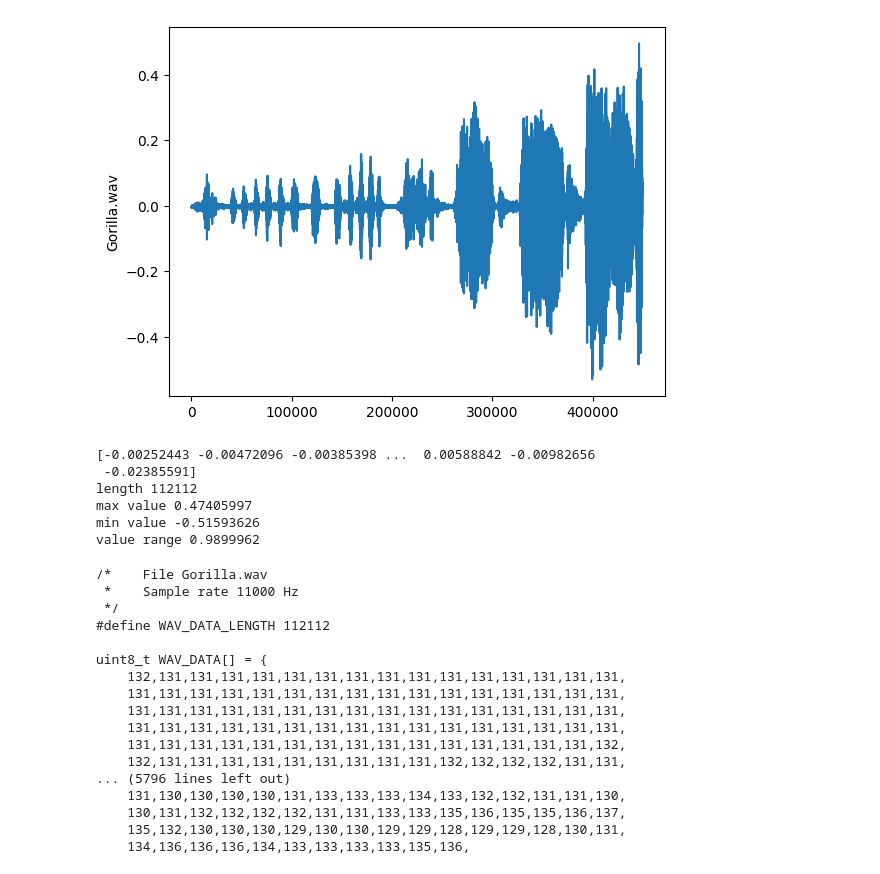
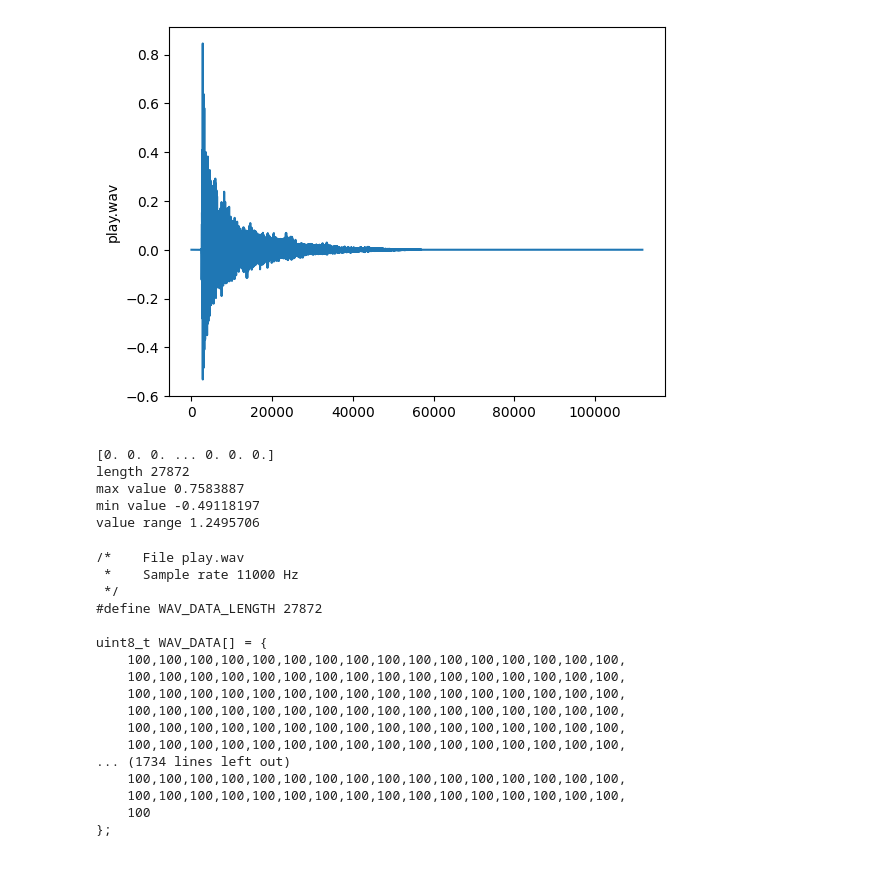
Before and after one commit to insper-classroom/26a-emb-aps-1-fguiro, a Jupyter notebook: Raspberry Pi Pico PWM Wave File Converter.ipynb, the cells around one changed output. Saved outputs shown, nothing was run; the diff lists cells and outputs as text; code cells hidden in the pictures.

```diff
--- a/Raspberry Pi Pico PWM Wave File Converter.ipynb
+++ b/Raspberry Pi Pico PWM Wave File Converter.ipynb
@@ -1,17 +1,17 @@
 # %%
 import soundfile as sf
 import matplotlib.pyplot as plt
 
-soundfile = 'Gorilla.wav'
+soundfile = 'play.wav'
 data_in, datasamplerate = sf.read(soundfile)
 # This means stereo so extract one channel 0
 if len(data_in.shape)>1:
     data_in = data_in[:,0]
 plt.plot(data_in)
 plt.ylabel(soundfile)
 plt.show()
 # %% [output]
-[figure, old version]
+[figure, new version]
 # %%
 import samplerate
 converter = 'sinc_best'  # or 'sinc_fastest', ...
@@ -27,12 +27,11 @@ print("min value", min(data_out))
 vrange = (maxValue - minValue)
 print("value range", vrange)
 # %% [output]
-[-0.00252443 -0.00472096 -0.00385398 ...  0.00588842 -0.00982656
- -0.02385591]
-length 112112
-max value 0.47405997
-min value -0.51593626
-value range 0.9899962
+[0. 0. 0. ... 0. 0. 0.]
+length 27872
+max value 0.7583887
+min value -0.49118197
+value range 1.2495706
 # %%
 m68code = "/*    File "+soundfile+ "\r\n *    Sample rate "+str(int(desired_sample_rate)) +" Hz\r\n */\r\n"
 m68code += "#define WAV_DATA_LENGTH "+str(len(data_out))+" \r\n\r\n"
@@ -64,20 +63,20 @@ end_value = int( (firstvalue + lastvalue) / 2)
 m68code+=str(end_value)+'    \r\n};'
 print(m68code)
 # %% [output]
-/*    File Gorilla.wav
+/*    File play.wav
  *    Sample rate 11000 Hz
  */
-#define WAV_DATA_LENGTH 112112
+#define WAV_DATA_LENGTH 27872
 
 uint8_t WAV_DATA[] = {
-    132,131,131,131,131,131,131,131,131,131,131,131,131,131,131,131,
-    131,131,131,131,131,131,131,131,131,131,131,131,131,131,131,131,
-    131,131,131,131,131,131,131,131,131,131,131,131,131,131,131,131,
-    131,131,131,131,131,131,131,131,131,131,131,131,131,131,131,131,
-    131,131,131,131,131,131,131,131,131,131,131,131,131,131,131,132,
-    132,131,131,131,131,131,131,131,131,131,132,132,132,132,131,131,
-... (5796 lines left out)
-    131,130,130,130,130,131,133,133,133,134,133,132,132,131,131,130,
-    130,131,132,132,132,132,131,131,133,133,135,136,135,135,136,137,
-    135,132,130,130,130,129,130,130,129,129,128,129,129,128,130,131,
-    134,136,136,136,134,133,133,133,133,135,136,
+    100,100,100,100,100,100,100,100,100,100,100,100,100,100,100,100,
+    100,100,100,100,100,100,100,100,100,100,100,100,100,100,100,100,
+    100,100,100,100,100,100,100,100,100,100,100,100,100,100,100,100,
+    100,100,100,100,100,100,100,100,100,100,100,100,100,100,100,100,
+    100,100,100,100,100,100,100,100,100,100,100,100,100,100,100,100,
+    100,100,100,100,100,100,100,100,100,100,100,100,100,100,100,100,
+... (1734 lines left out)
+    100,100,100,100,100,100,100,100,100,100,100,100,100,100,100,100,
+    100,100,100,100,100,100,100,100,100,100,100,100,100,100,100,100,
+    100
+};
```
Also changed, not shown: 9 other files.
